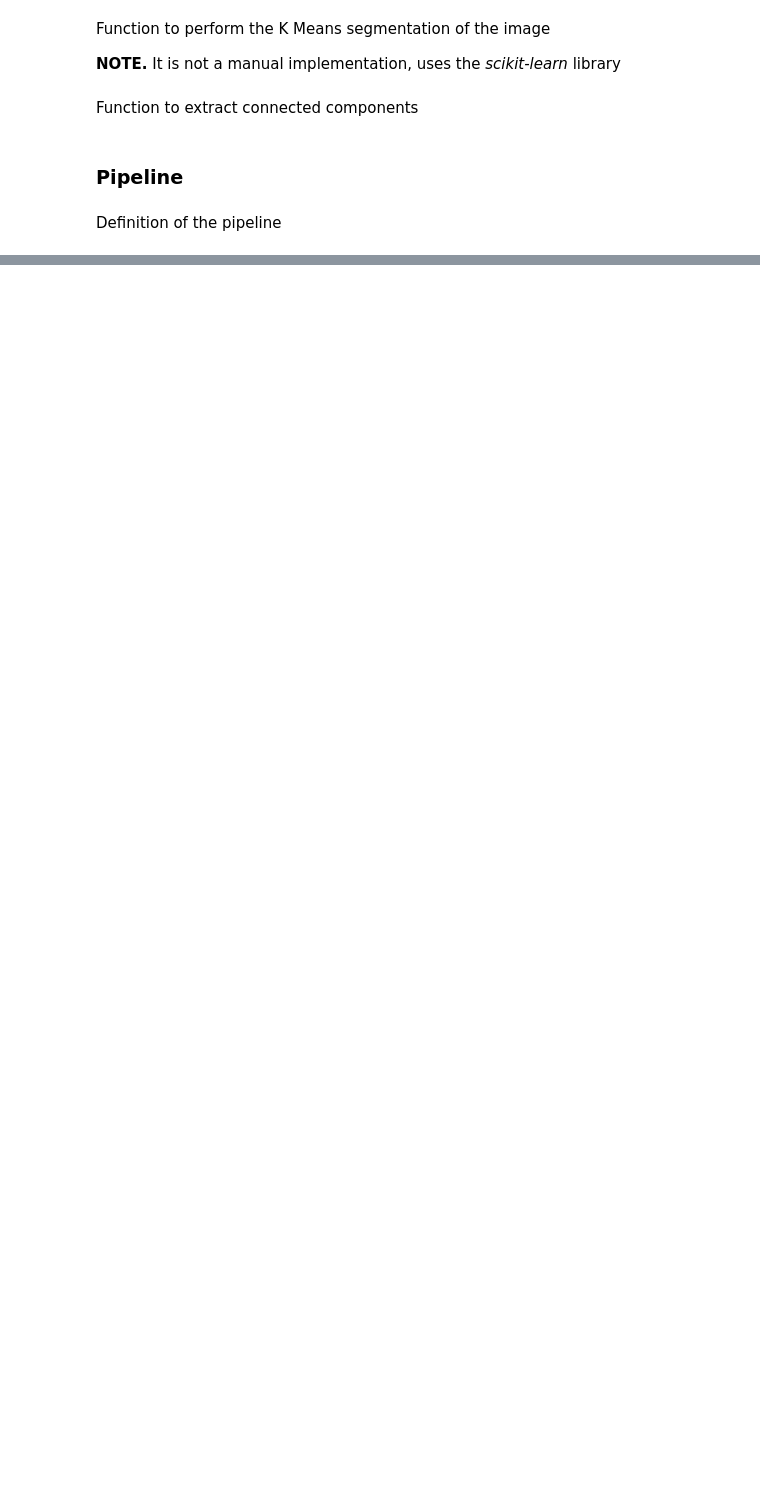
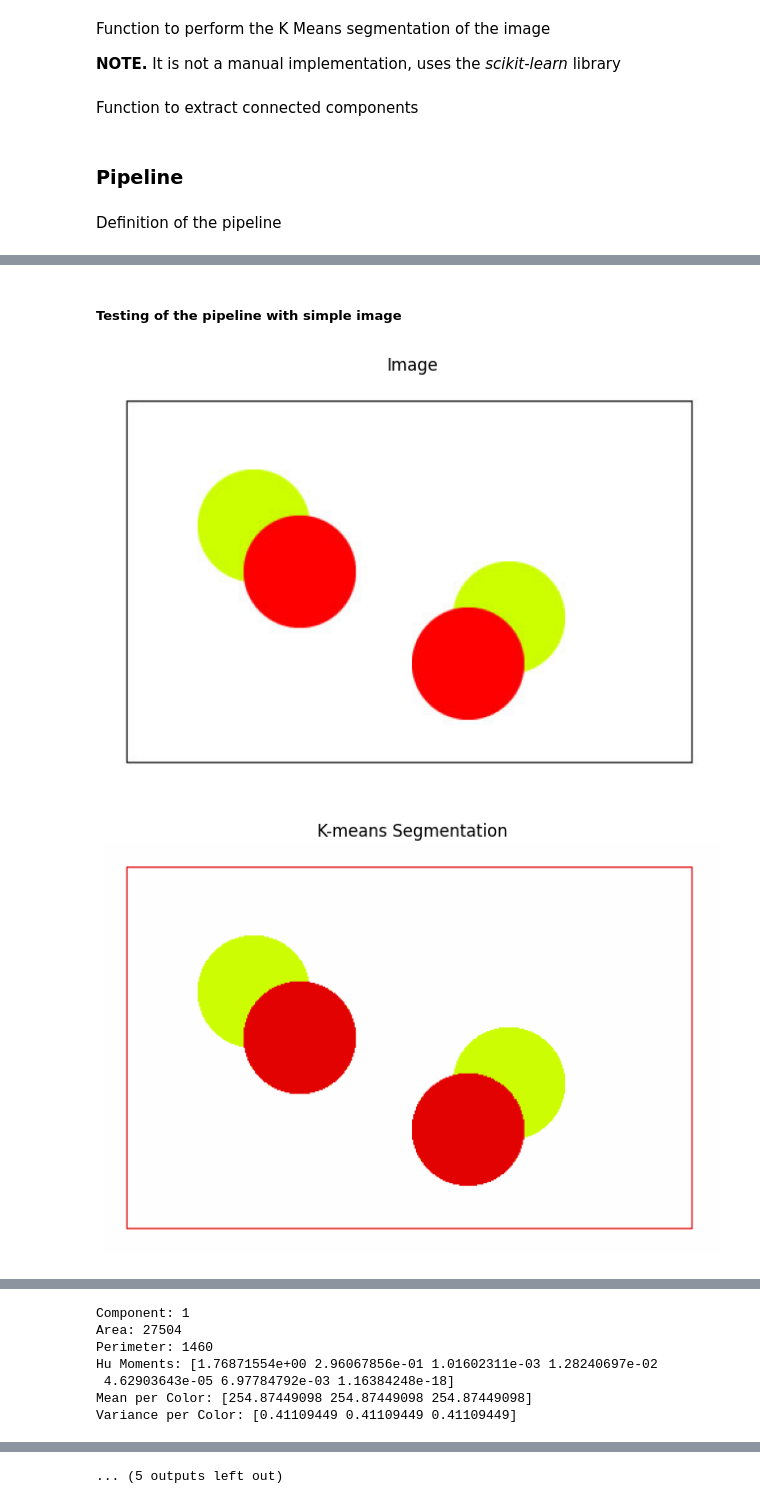
Before and after one commit to e-Rivers/CS5050_ComputerVision, a Jupyter notebook: HMWK_2/8_segmentationPipeline.ipynb, the cells around one changed output, grey strips where cells are left out. Cells and saved outputs as stored; diff of their text form; code cells hidden in the pictures; blank space fills up the shorter version.

```diff
--- a/HMWK_2/8_segmentationPipeline.ipynb
+++ b/HMWK_2/8_segmentationPipeline.ipynb
@@ -30,7 +30,10 @@ Function to perform the K Means segmentation of the image
 
 **NOTE.** It is not a manual implementation, uses the _scikit-learn_ library
 # %%
-def kMeansSegmentation(image, k = 3):
+def kMeansSegmentation(prevFuncOutput, k = 3):
+
+    image = prevFuncOutput
+
     # Reshape the image into a 2D array of pixels
     pixels = image.reshape((-1, 3))
 
@@ -46,11 +49,14 @@ def kMeansSegmentation(image, k = 3):
 
     # Reshape labels to match the original image dimensions
     segmentedImage = labels.reshape(image.shape[:2])
-    return segmentedImage
+    return image, segmentedImage
 # %% [markdown]
 Function to extract connected components
 # %%
-def extractConnectedComponents(segmentedImage, minArea = 500):
+def extractConnectedComponents(prevFuncOutput, minArea = 500):
+
+    originalImage, segmentedImage = prevFuncOutput
+
     height, width = segmentedImage.shape
     labeledImage = np.zeros_like(segmentedImage, dtype = np.int32)
     currentLabel = 1
@@ -87,9 +93,12 @@ def extractConnectedComponents(segmentedImage, minArea = 500):
                         labeledImage[x, y] = 0
 
     displayImage(labeledImage, "Connected Components After Filtering", cmap="jet")
-    return labeledImage, currentLabel - 1
+    return labeledImage, originalImage, currentLabel - 1
 # %%
-def computeFeatures(labeledImage, originalImage, numLabels):
+def computeFeatures(prevFuncOutput):
+
+    labeledImage, originalImage, numLabels = prevFuncOutput
+
     for component in range(1, numLabels + 1):
         # Extract mask for the current component
         mask = (labeledImage == component)
@@ -107,10 +116,16 @@ def computeFeatures(labeledImage, originalImage, numLabels):
                 if mask[x, y]:
                     # Check if this pixel has any background neighbors
                     neighbors = [
-                        (x - 1, y), (x + 1, y), (x, y - 1), (x, y + 1),
-                        (x - 1, y - 1), (x - 1, y + 1), (x + 1, y - 1), (x + 1, y + 1)
+                        (x-1, y),
+                        (x+1, y),
+                        (x, y-1),
+                        (x, y+1),
+                        (x-1, y-1),
+                        (x+1, y-1),
+                        (x+1, y+1),
+                        (x-1, y+1),
                     ]
-                    if any(0 <= nx < height and 0 <= ny < width and not mask[nx, ny] for nx, ny in neighbors):
+                    if any((0 <= nx and nx < height) and (0 <= ny and ny < width) and not mask[nx, ny] for nx, ny in neighbors):
                         perimeter += 1
 
         # Compute Hu moments (descriptors of the image)
@@ -134,10 +149,9 @@ def computeFeatures(labeledImage, originalImage, numLabels):
 # %% [markdown]
 Definition of the pipeline
 # %%
-segmentationPipe = pipe(
-    "testImg5.jpg",
+segmentationPipe = lambda file: pipe(
+    file,
     readImage,
-    displayImage,
     kMeansSegmentation,
     extractConnectedComponents,
     computeFeatures
@@ -207,0 +159,7 @@ Variance per Color: [ 12.25154352 151.76422751 126.85991899]
+# %% [markdown]
+##### Testing of the pipeline with simple image
+# %%
+segmentationPipe("testImg5.jpg")
+# %% [output]
+[figure, added]
+[figure, added]
@@ -207,0 +167,7 @@ Variance per Color: [ 12.25154352 151.76422751 126.85991899]
+Component: 1
+Area: 27504
+Perimeter: 1460
+Hu Moments: [1.76871554e+00 2.96067856e-01 1.01602311e-03 1.28240697e-02
+ 4.62903643e-05 6.97784792e-03 1.16384248e-18]
+Mean per Color: [254.87449098 254.87449098 254.87449098]
+Variance per Color: [0.41109449 0.41109449 0.41109449]
@@ -207,0 +206 @@ Variance per Color: [ 12.25154352 151.76422751 126.85991899]
+... (5 outputs left out)
```
Also changed, not shown: parts of 10 cells of this notebook.
